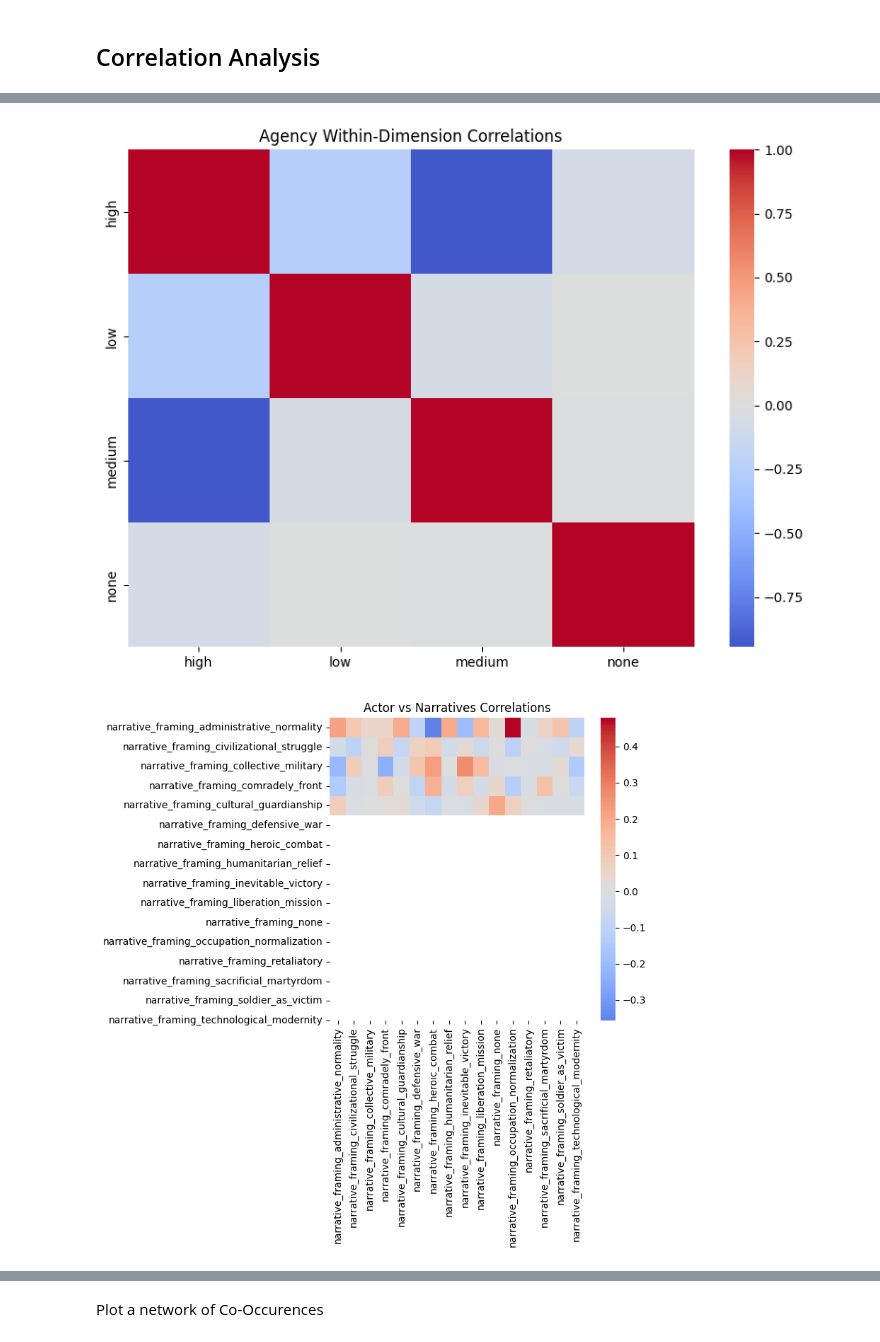
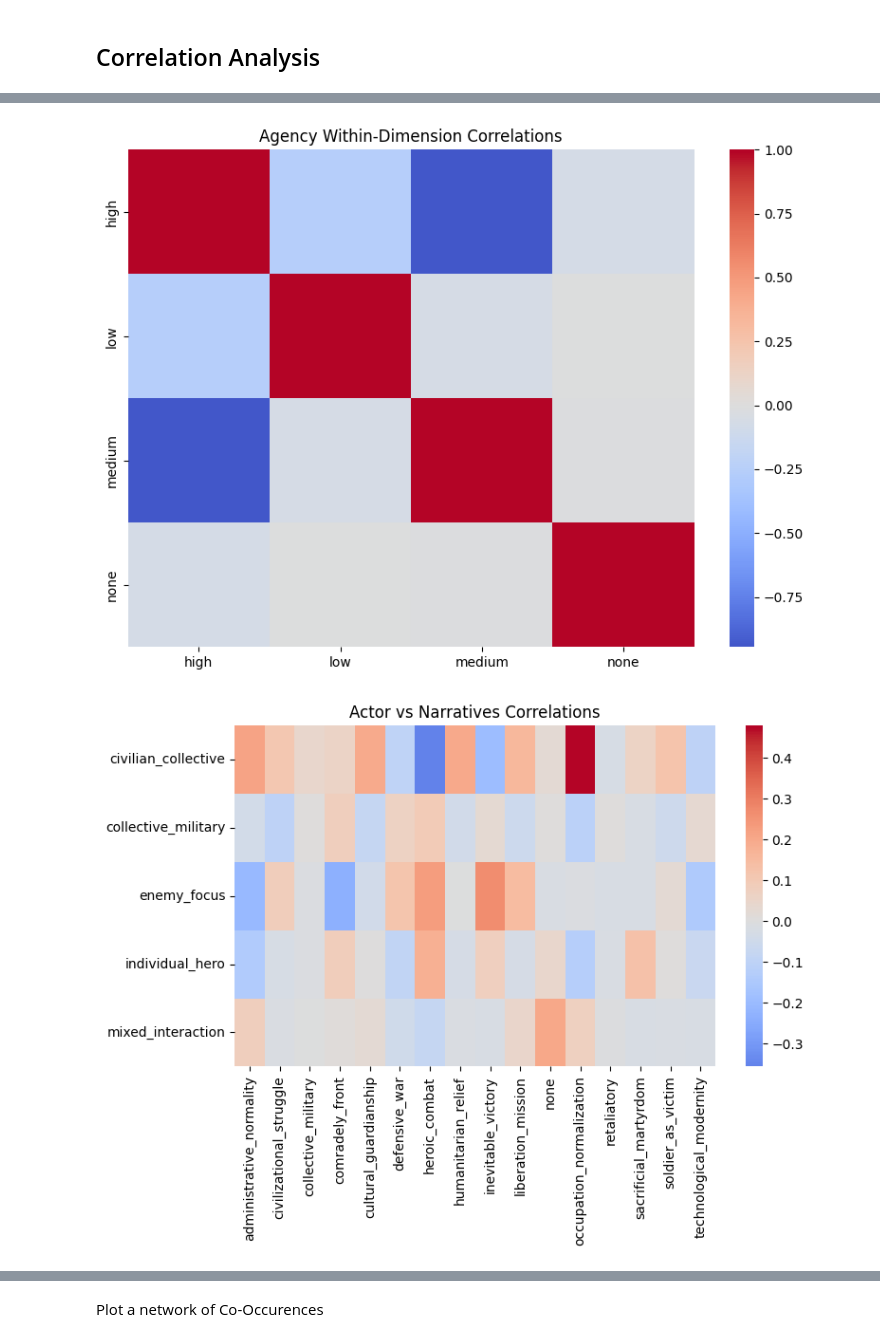
Before and after one commit to chill-bird/cultural_analytics_project, a Jupyter notebook: src/analysis/analyze_narratives.ipynb, the cells around one changed output, grey strips where cells are left out. Drawn from its saved outputs; the diff is of its cells as text; code cells hidden in the pictures.

Commit message:
[Analysis] Fixed bug in correlation matrix

```diff
--- a/src/analysis/analyze_narratives.ipynb
+++ b/src/analysis/analyze_narratives.ipynb
@@ -377,58 +334,72 @@ dimensions = {
     "Agency": "agency_level_"
 }
 
-def plot_heatmap(corr_df, title, prefix=None):
+def plot_heatmap(corr_df, title, row_prefix=None, col_prefix=None):
     """
-    Plots a heatmap with fixed size and optionally strips prefix from labels.
+    Plots a heatmap with fixed size and optionally strips prefixes from labels.
     """
-    cols = corr_df.columns
-    if prefix:
-        labels = [c.replace(prefix, "") for c in cols]
-    else:
-        labels = cols
 
-    # Set figure size proportional to number of categories
-    fig_width = max(8, len(cols)*0.5)
-    fig_height = max(6, len(cols)*0.5)
+    row_labels = corr_df.index
+    col_labels = corr_df.columns
+
+    if row_prefix:
+        row_labels = [r.replace(row_prefix, "") for r in row_labels]
+
+    if col_prefix:
+        col_labels = [c.replace(col_prefix, "") for c in col_labels]
+
+    fig_width = max(8, len(col_labels)*0.5)
+    fig_height = max(6, len(row_labels)*0.5)
+
     plt.figure(figsize=(fig_width, fig_height))
 
-    # Use labels for ticks
-    sns.heatmap(corr_df, cmap="coolwarm", center=0, xticklabels=labels, yticklabels=labels)
+    sns.heatmap(
+        corr_df,
+        cmap="coolwarm",
+        center=0,
+        xticklabels=col_labels,
+        yticklabels=row_labels
+    )
+
     plt.title(title)
     plt.tight_layout()
     plt.show()
-
 dimension_cols = {name: [c for c in df.columns if c.startswith(prefix)] for name, prefix in dimensions.items()}
 
 # compute within-dimension correlations
 for dim, cols in dimension_cols.items():
     if len(cols) < 2:
         continue
     corr = df[cols].corr()
     prefix = dimensions[dim]
 
-    plot_heatmap(corr, f"{dim} Within-Dimension Correlations", prefix=prefix)
+    plot_heatmap(corr, f"{dim} Within-Dimension Correlations",  row_prefix=prefix, col_prefix=prefix)
 
 # compute cross-dimension correlations
 cross_pairs = [
     ("Actor", "Narratives"),
     ("Embodiment", "Narratives"),
     ("Legitimation", "Narratives"),
     ("Legitimation", "Enemy"),
     ("Violence", "Agency")
 ]
 
 for dim1, dim2 in cross_pairs:
     cols1 = dimension_cols[dim1]
     cols2 = dimension_cols[dim2]
     corr = df[cols1 + cols2].corr().loc[cols1, cols2]
-    plot_heatmap(corr, f"{dim1} vs {dim2} Correlations")
+    plot_heatmap(
+        corr,
+        f"{dim1} vs {dim2} Correlations",
+        row_prefix=dimensions[dim1],
+        col_prefix=dimensions[dim2]
+    )
 # %% [output]
 [figure]
 [figure]
 [figure]
 [figure]
 [figure]
 [figure]
 [figure]
-[figure, old version]
+[figure, new version]
```
Also changed, not shown: parts of 10 cells of this notebook.
